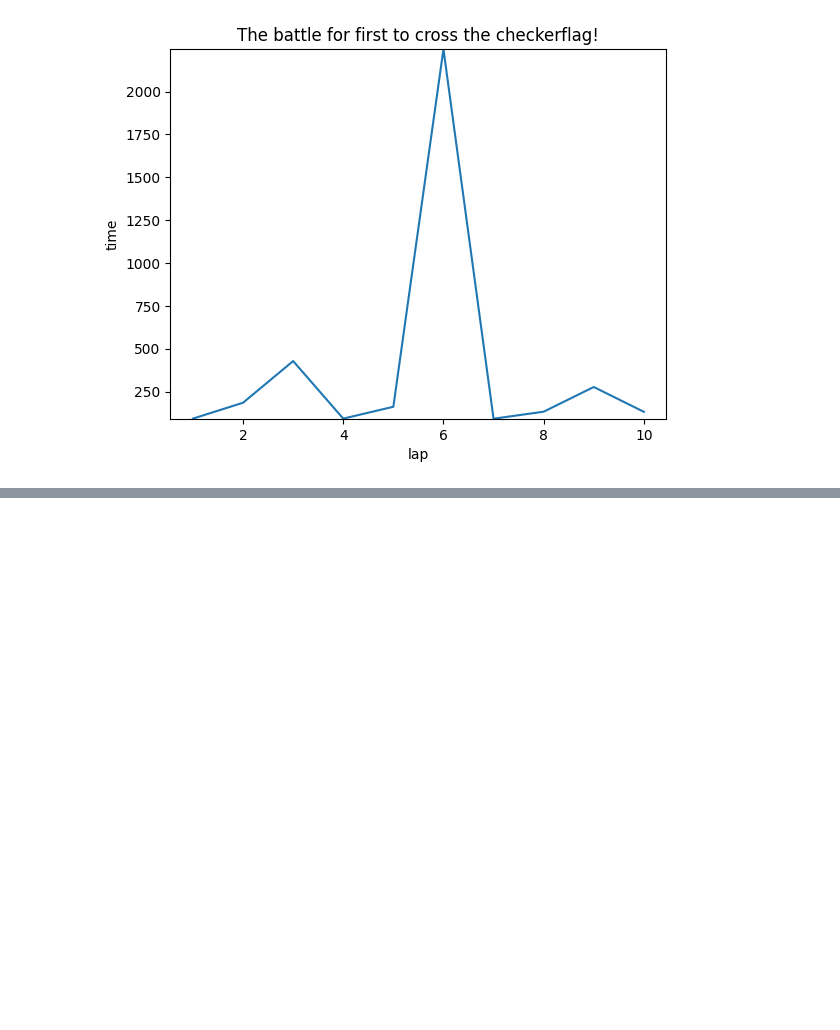
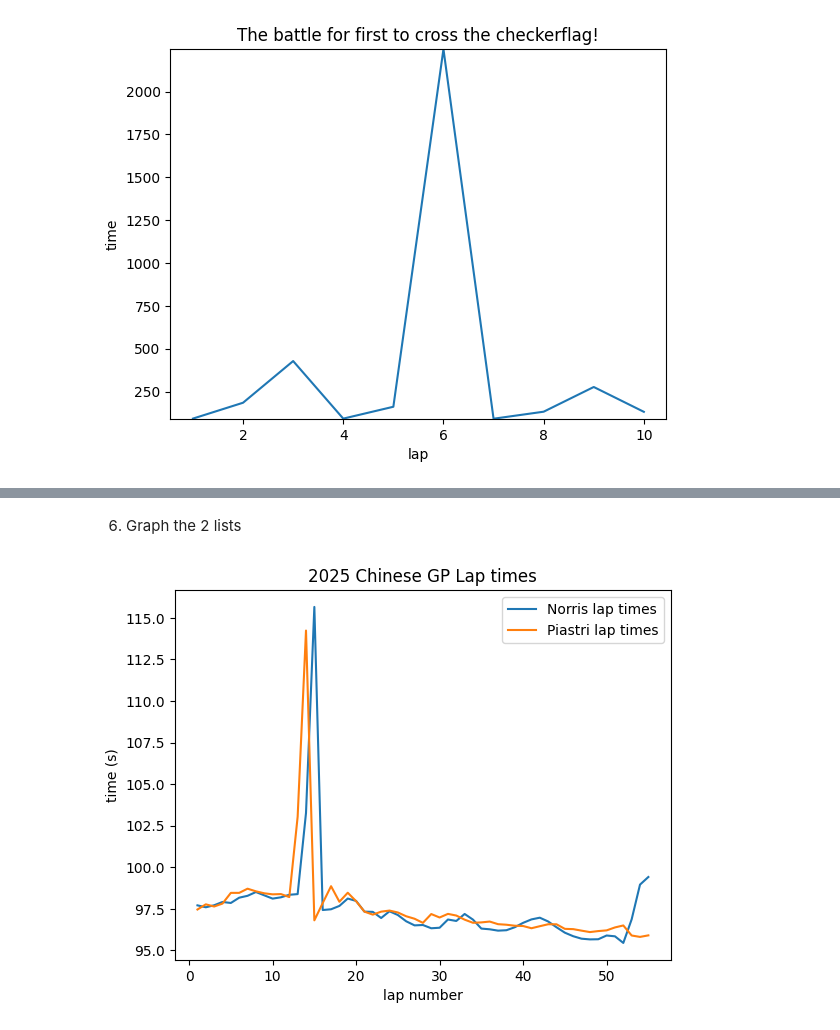
Before and after one commit to miranda0129/jupyter-notebook, a Jupyter notebook: f1-startup.ipynb, the cells around one changed output, grey strips where cells are left out. Saved outputs shown, nothing was run; the diff lists cells and outputs as text; code cells hidden in the pictures; blank space fills up the shorter version.

Commit message:
graph norris v piastri china 2025

```diff
--- a/f1-startup.ipynb
+++ b/f1-startup.ipynb
@@ -125,0 +118,12 @@ plt.show()
+# %%
+country_name = "China"
+session_name = quote("Race") #url encoded
+year = 2025
+
+response = urlopen(base_url +'/sessions?country_name=' +country_name +'&session_name=' +session_name +'&year=' +str(year))
+data = json.loads(response.read().decode('utf-8'))
+
+print(data)
+
+session_key = data[0]['session_key']
+print('Session key: ' +str(session_key))
@@ -125,0 +220,23 @@ plt.show()
+# %% [markdown]
+6. Graph the 2 lists
+# %%
+# x axis values
+x = list(range(0, 56))
+
+# plotting the points
+plt.plot(x, norris_lap_time_s, label = "Norris lap times")
+plt.plot(x, piastri_lap_time_s, label = "Piastri lap times")
+
+# naming the x axis
+plt.xlabel('lap number')
+# naming the y axis
+plt.ylabel('time (s)')
+
+# giving a title to my graph
+plt.title('2025 Chinese GP Lap times')
+plt.legend()
+
+# function to show the plot
+plt.show()
+# %% [output]
+[figure, added]
```
Also changed, not shown: parts of 12 cells of this notebook.
